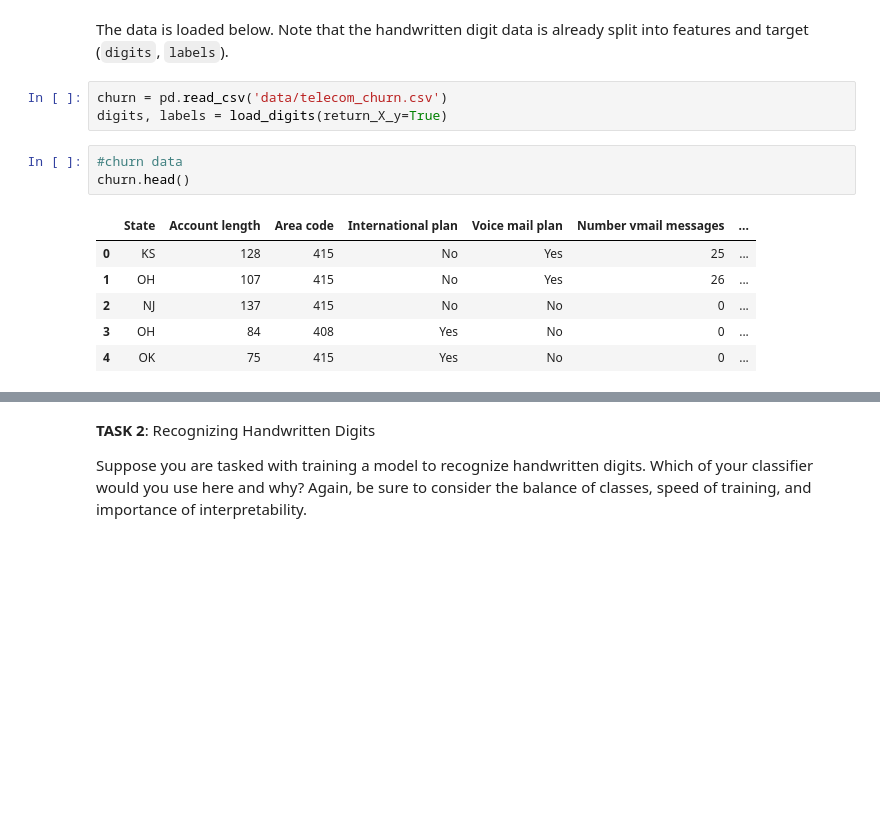
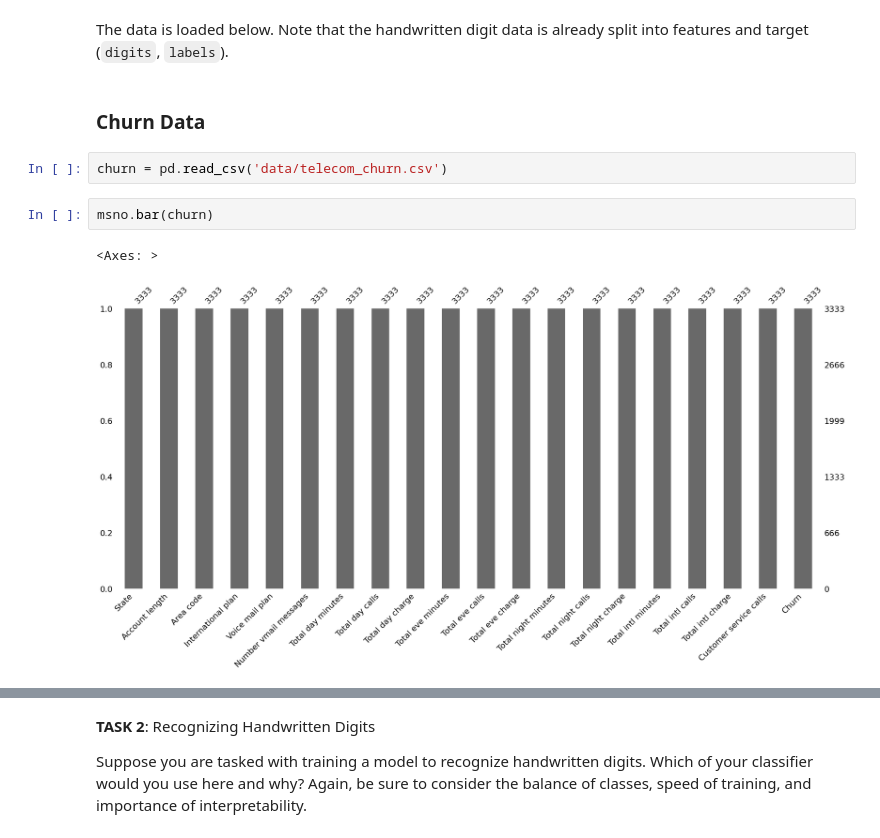
Before and after one commit to PlamenStilyianov/Professional_Certificate_in_ML_and_AI, a Jupyter notebook: Module16/Try-it_16_1_starter/try_it_16.1.ipynb, the cells around one changed output, grey strips where cells are left out. Saved outputs shown, nothing was run; the diff lists cells and outputs as text; blank space fills up the shorter version.

```diff
--- a/Module16/Try-it_16_1_starter/try_it_16.1.ipynb
+++ b/Module16/Try-it_16_1_starter/try_it_16.1.ipynb
@@ -27,15 +39,11 @@ warnings.filterwarnings("ignore")
 # %% [markdown]
 The data is loaded below.  Note that the handwritten digit data is already split into features and target (`digits`, `labels`).
+# %% [markdown]
+### Churn Data
 # %%
 churn = pd.read_csv('data/telecom_churn.csv')
-digits, labels = load_digits(return_X_y=True)
-# %%
-#churn data
-churn.head()
-# %% [output]
-|  | State | Account length | Area code | International plan | Voice mail plan | Number vmail messages | ... |
-| 0 | KS | 128 | 415 | No | Yes | 25 | ... |
-| 1 | OH | 107 | 415 | No | Yes | 26 | ... |
-| 2 | NJ | 137 | 415 | No | No | 0 | ... |
-| 3 | OH | 84 | 408 | Yes | No | 0 | ... |
-| 4 | OK | 75 | 415 | Yes | No | 0 | ... |
+# %%
+msno.bar(churn)
+# %% [output]
+<Axes: >
+[figure, added]
```
Also changed, not shown: parts of 69 cells of this notebook, 16 other files.
